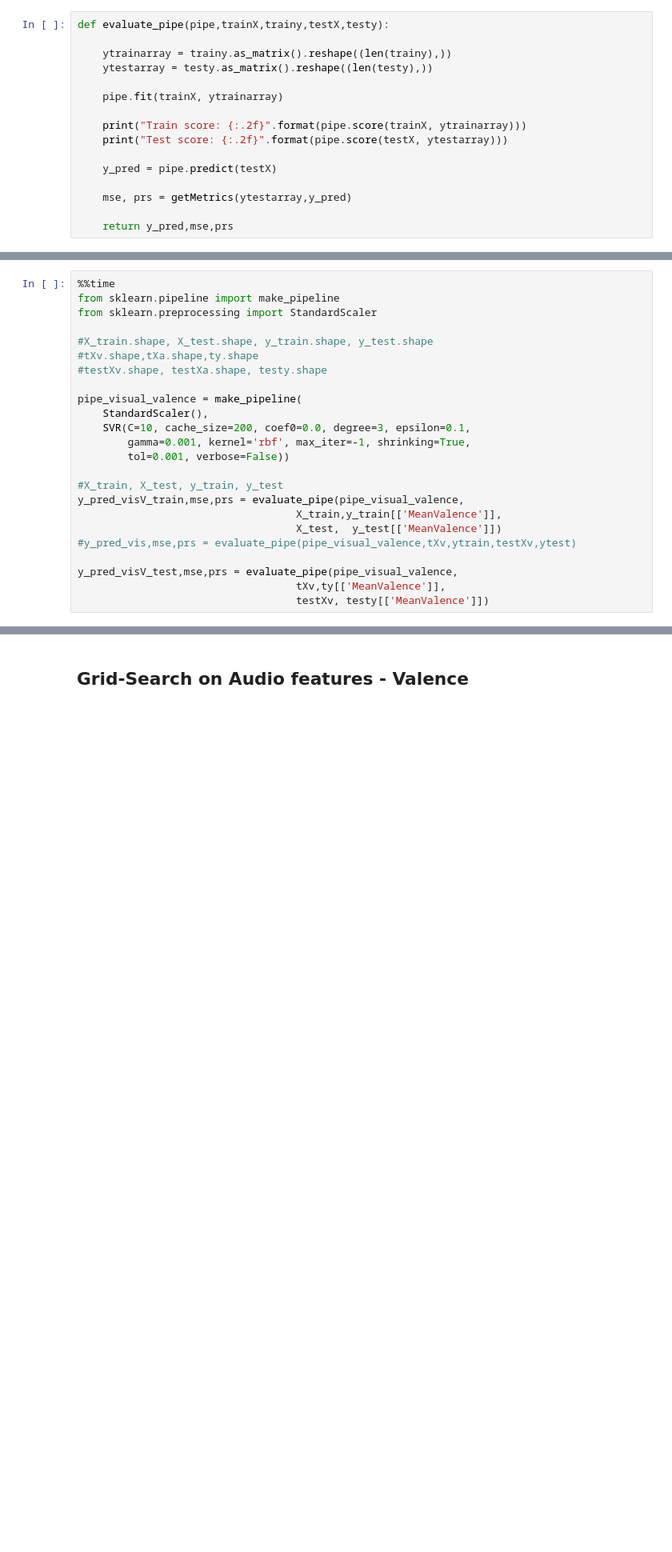
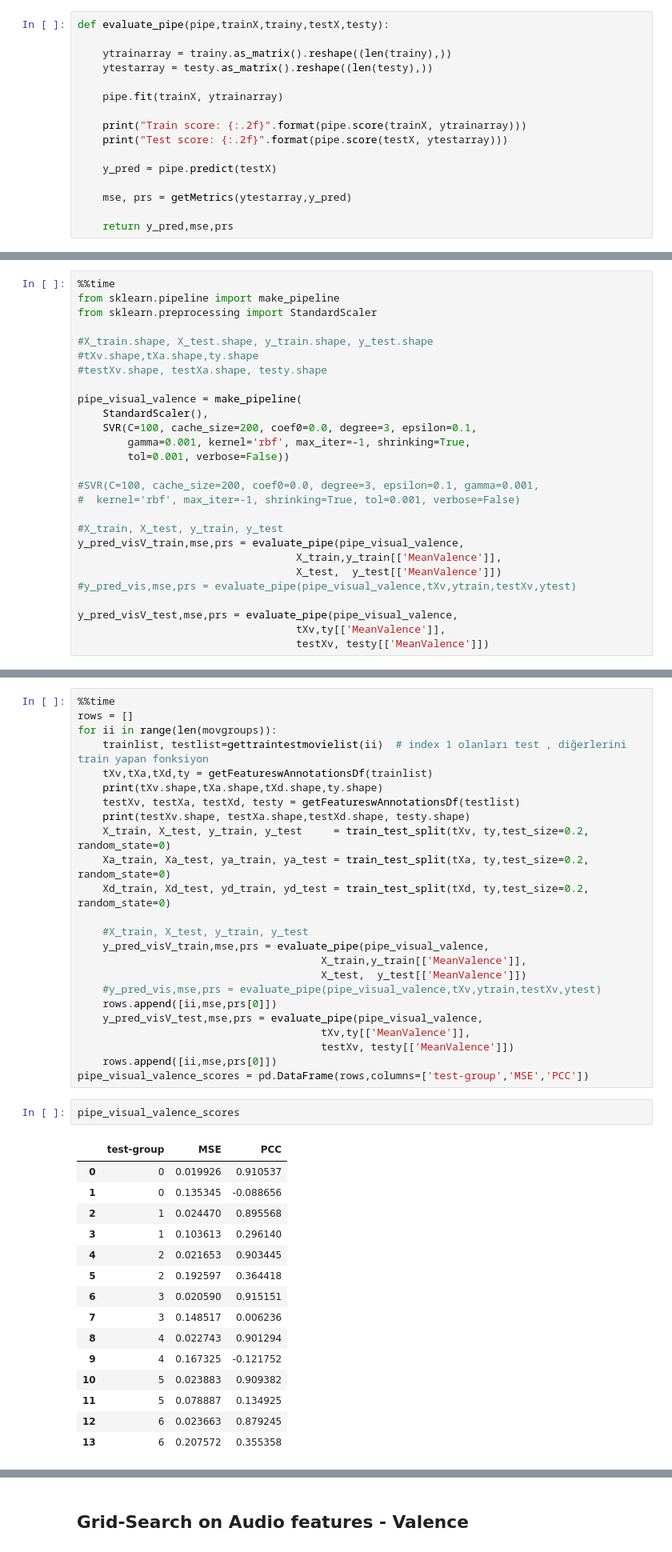
Before and after one commit to yasolix/cinevis, a Jupyter notebook: mediaeval/Valence-Arousal Prediction-ibm.ipynb, the cells around one changed output, grey strips where cells are left out. Shown at 80% size. Saved outputs shown, nothing was run; the diff lists cells and outputs as text; blank space fills up the shorter version.

```diff
--- a/mediaeval/Valence-Arousal Prediction-ibm.ipynb
+++ b/mediaeval/Valence-Arousal Prediction-ibm.ipynb
@@ -569,9 +663,12 @@ from sklearn.preprocessing import StandardScaler
 
 pipe_visual_valence = make_pipeline(
     StandardScaler(),
-    SVR(C=10, cache_size=200, coef0=0.0, degree=3, epsilon=0.1,
+    SVR(C=100, cache_size=200, coef0=0.0, degree=3, epsilon=0.1,
         gamma=0.001, kernel='rbf', max_iter=-1, shrinking=True,
         tol=0.001, verbose=False))
+
+#SVR(C=100, cache_size=200, coef0=0.0, degree=3, epsilon=0.1, gamma=0.001,
+#  kernel='rbf', max_iter=-1, shrinking=True, tol=0.001, verbose=False)
 
 #X_train, X_test, y_train, y_test
 y_pred_visV_train,mse,prs = evaluate_pipe(pipe_visual_valence,
@@ -597 +694,43 @@ CPU times: user 1min 2s, sys: 4 ms, total: 1min 2s
 Wall time: 1min 2s
+# %%
+%%time
+rows = []
+for ii in range(len(movgroups)):
+    trainlist, testlist=gettraintestmovielist(ii)  # index 1 olanları test , diğerlerini train yapan fonksiyon
+    tXv,tXa,tXd,ty = getFeatureswAnnotationsDf(trainlist)
+    print(tXv.shape,tXa.shape,tXd.shape,ty.shape)
+    testXv, testXa, testXd, testy = getFeatureswAnnotationsDf(testlist)
+    print(testXv.shape, testXa.shape,testXd.shape, testy.shape)
+    X_train, X_test, y_train, y_test     = train_test_split(tXv, ty,test_size=0.2, random_state=0)
+    Xa_train, Xa_test, ya_train, ya_test = train_test_split(tXa, ty,test_size=0.2, random_state=0)
+    Xd_train, Xd_test, yd_train, yd_test = train_test_split(tXd, ty,test_size=0.2, random_state=0)
+
+    #X_train, X_test, y_train, y_test
+    y_pred_visV_train,mse,prs = evaluate_pipe(pipe_visual_valence,
+                                       X_train,y_train[['MeanValence']],
+                                       X_test,  y_test[['MeanValence']])
+    #y_pred_vis,mse,prs = evaluate_pipe(pipe_visual_valence,tXv,ytrain,testXv,ytest)
+    rows.append([ii,mse,prs[0]])
+    y_pred_visV_test,mse,prs = evaluate_pipe(pipe_visual_valence,
+                                       tXv,ty[['MeanValence']],
+                                       testXv, testy[['MeanValence']])
+    rows.append([ii,mse,prs[0]])
+pipe_visual_valence_scores = pd.DataFrame(rows,columns=['test-group','MSE','PCC'])
+# %%
+pipe_visual_valence_scores
+# %% [output]
+|  | test-group | MSE | PCC |
+| 0 | 0 | 0.019926 | 0.910537 |
+| 1 | 0 | 0.135345 | -0.088656 |
+| 2 | 1 | 0.024470 | 0.895568 |
+| 3 | 1 | 0.103613 | 0.296140 |
+| 4 | 2 | 0.021653 | 0.903445 |
+| 5 | 2 | 0.192597 | 0.364418 |
+| 6 | 3 | 0.020590 | 0.915151 |
+| 7 | 3 | 0.148517 | 0.006236 |
+| 8 | 4 | 0.022743 | 0.901294 |
+| 9 | 4 | 0.167325 | -0.121752 |
+| 10 | 5 | 0.023883 | 0.909382 |
+| 11 | 5 | 0.078887 | 0.134925 |
+| 12 | 6 | 0.023663 | 0.879245 |
+| 13 | 6 | 0.207572 | 0.355358 |
```
Also changed, not shown: parts of 21 cells of this notebook.
